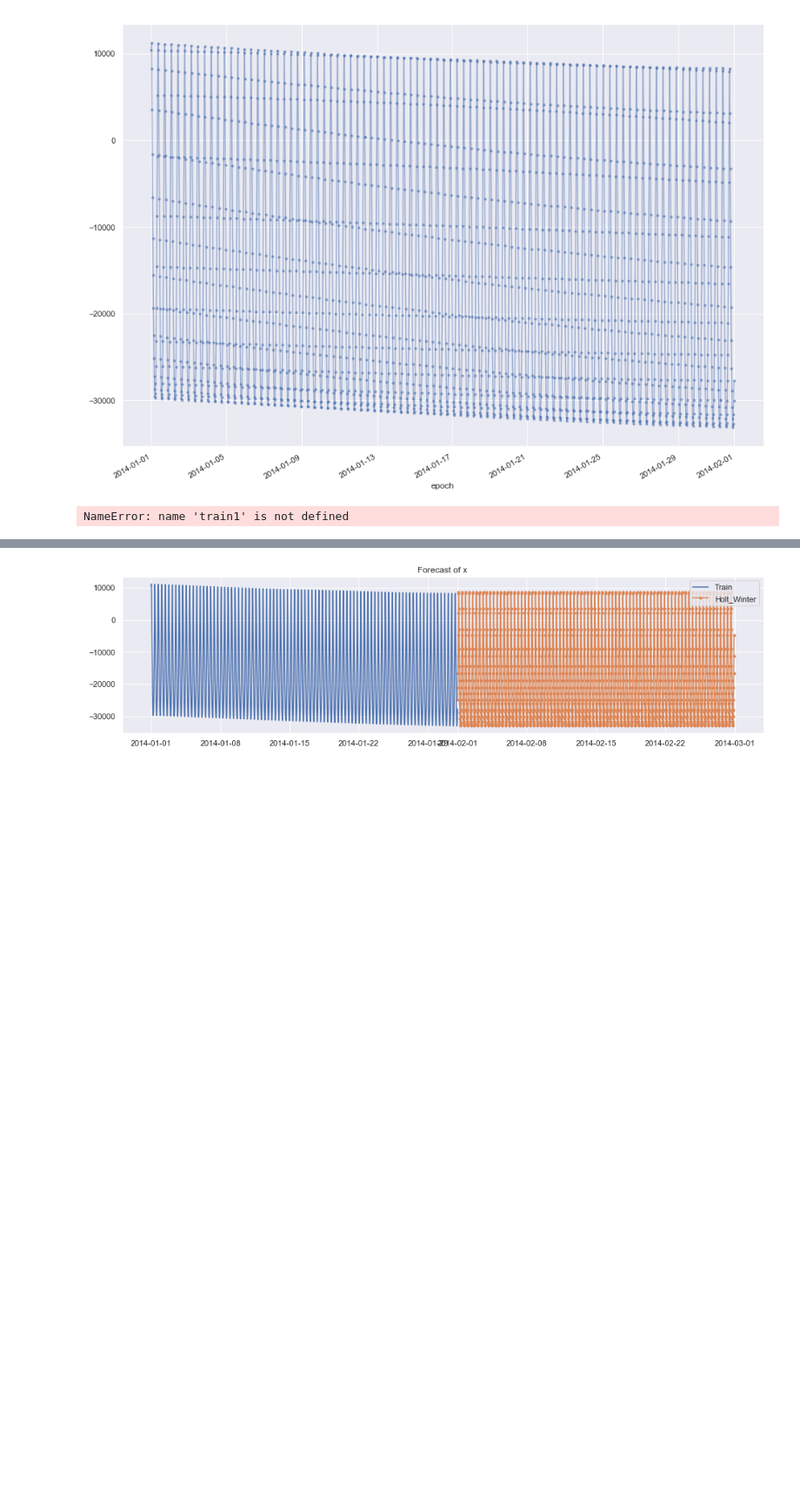
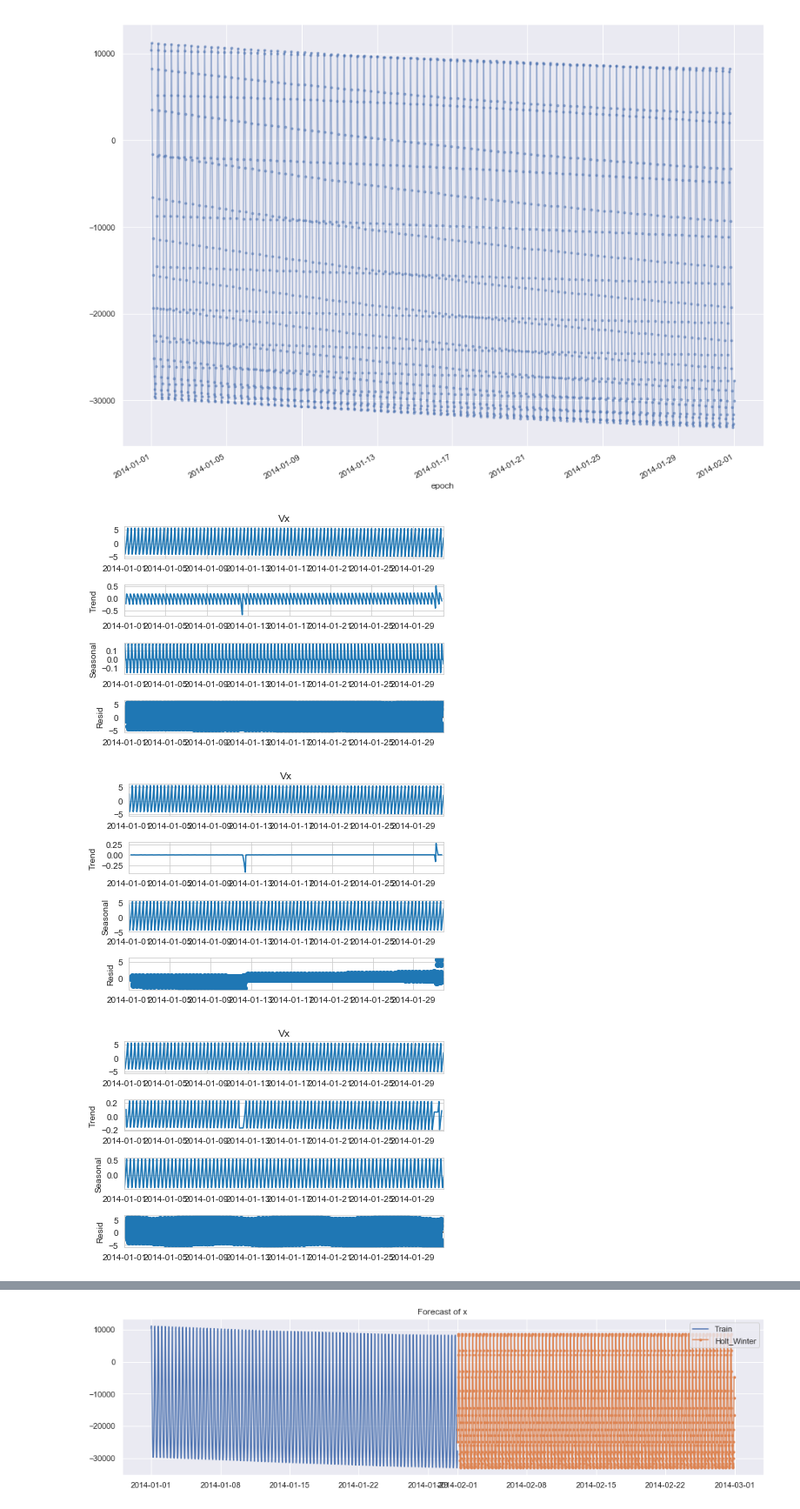
Before and after one commit to ismaildawoodjee/Forecasting-Satellite-Trajectories, a Jupyter notebook: 2. Investigating Sat_1.ipynb, the cells around one changed output, grey strips where cells are left out. Shown at 87% size. Drawn from its saved outputs; the diff is of its cells as text; code cells hidden in the pictures; blank space fills up the shorter version.

Commit message:
Polished up some outputs
Cleaned up some errors and suppressed very long outputs

```diff
--- a/2. Investigating Sat_1.ipynb
+++ b/2. Investigating Sat_1.ipynb
@@ -341,4 +303,0 @@ DatetimeIndexResampler [freq=<20 * Minutes>, axis=0, closed=left, label=left, co
-# %%
-sm.tsa.seasonal_decompose(train1_x).plot()
-result = sm.tsa.stattools.adfuller(train1_x)
-plt.show()
@@ -366,9 +321,11 @@ train1['x'].plot(marker='.', alpha=0.5)
 # need to detrend, deseasonalize data before fitting a model
 from statsmodels.tsa.seasonal import seasonal_decompose
 # %%
-for p in range(11,14):
+for p in range(23,26):
     result = seasonal_decompose(train1['Vx'], model='additive', period=p)
     result.plot()
     plt.show()
 # %% [output]
-NameError: name 'train1' is not defined
+[figure, added]
+[figure, added]
+[figure, added]
```
Also changed, not shown: parts of 13 cells of this notebook, 1 other file.
